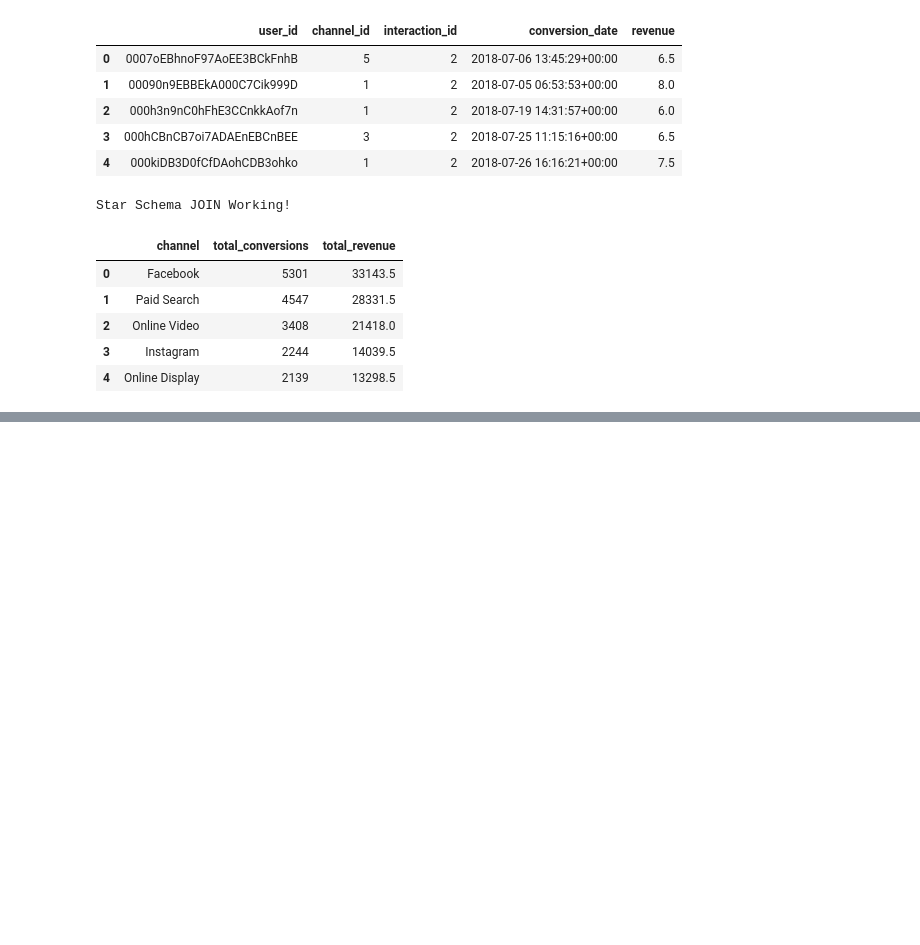
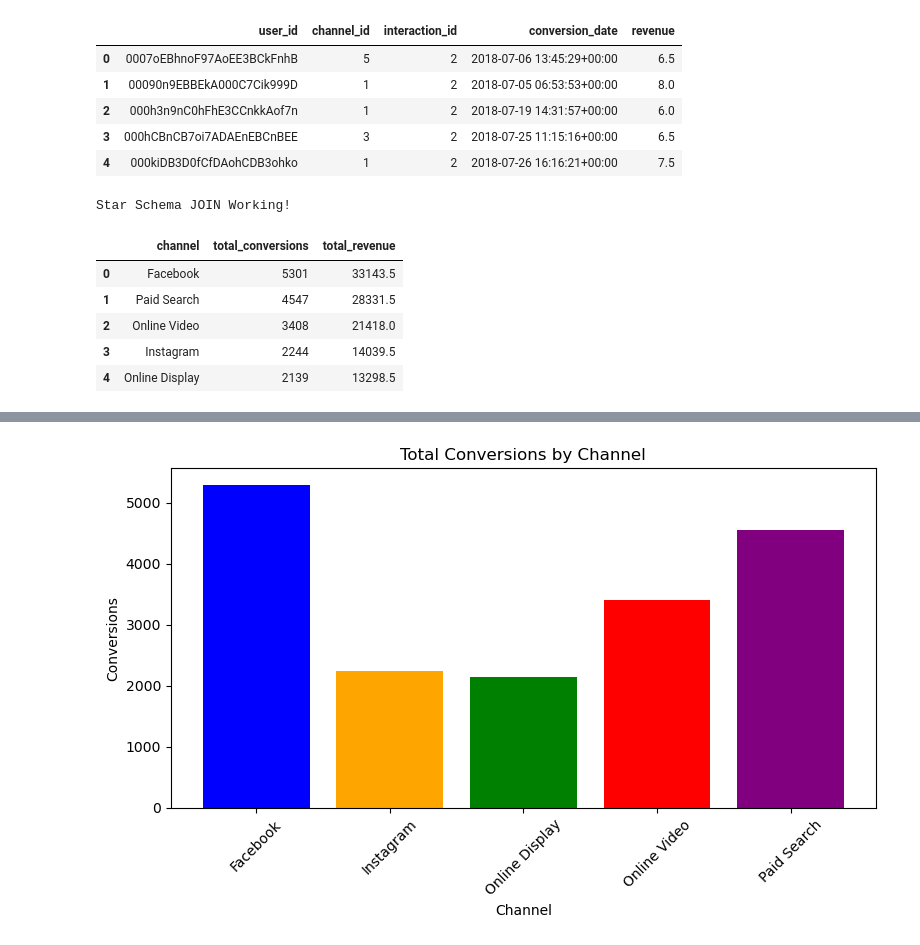
Before and after one commit to jaya764/Multi-Touch-Marketing-Attribution, a Jupyter notebook: KPI_metrics.ipynb, the cells around one changed output, grey strips where cells are left out. Saved outputs shown, nothing was run; the diff lists cells and outputs as text; code cells hidden in the pictures; blank space fills up the shorter version.

```diff
--- a/KPI_metrics.ipynb
+++ b/KPI_metrics.ipynb
@@ -190,0 +207,12 @@ Star Schema JOIN Working!
+# %%
+#BAR CHART - CONVERSIONS BY CHANNEL
+plt.figure(figsize=(8,5))
+plt.bar(kpi['channel'],kpi['conversions'],color=['blue','orange','green','red','purple'])
+plt.title('Total Conversions by Channel')
+plt.xlabel('Channel')
+plt.ylabel('Conversions')
+plt.xticks(rotation=45)
+plt.tight_layout()
+plt.show()
+# %% [output]
+[figure, added]
```
Also changed, not shown: parts of 4 cells of this notebook.
